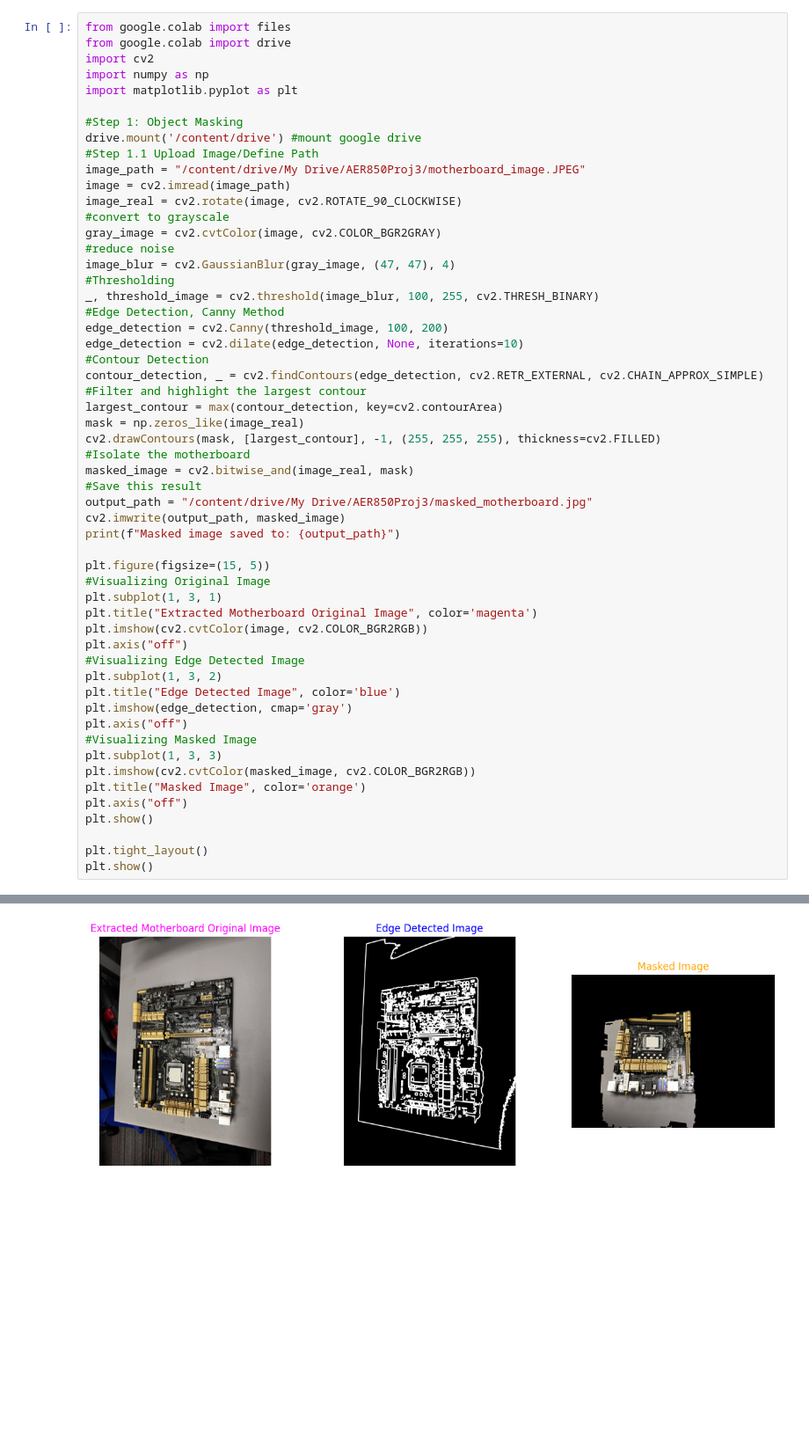
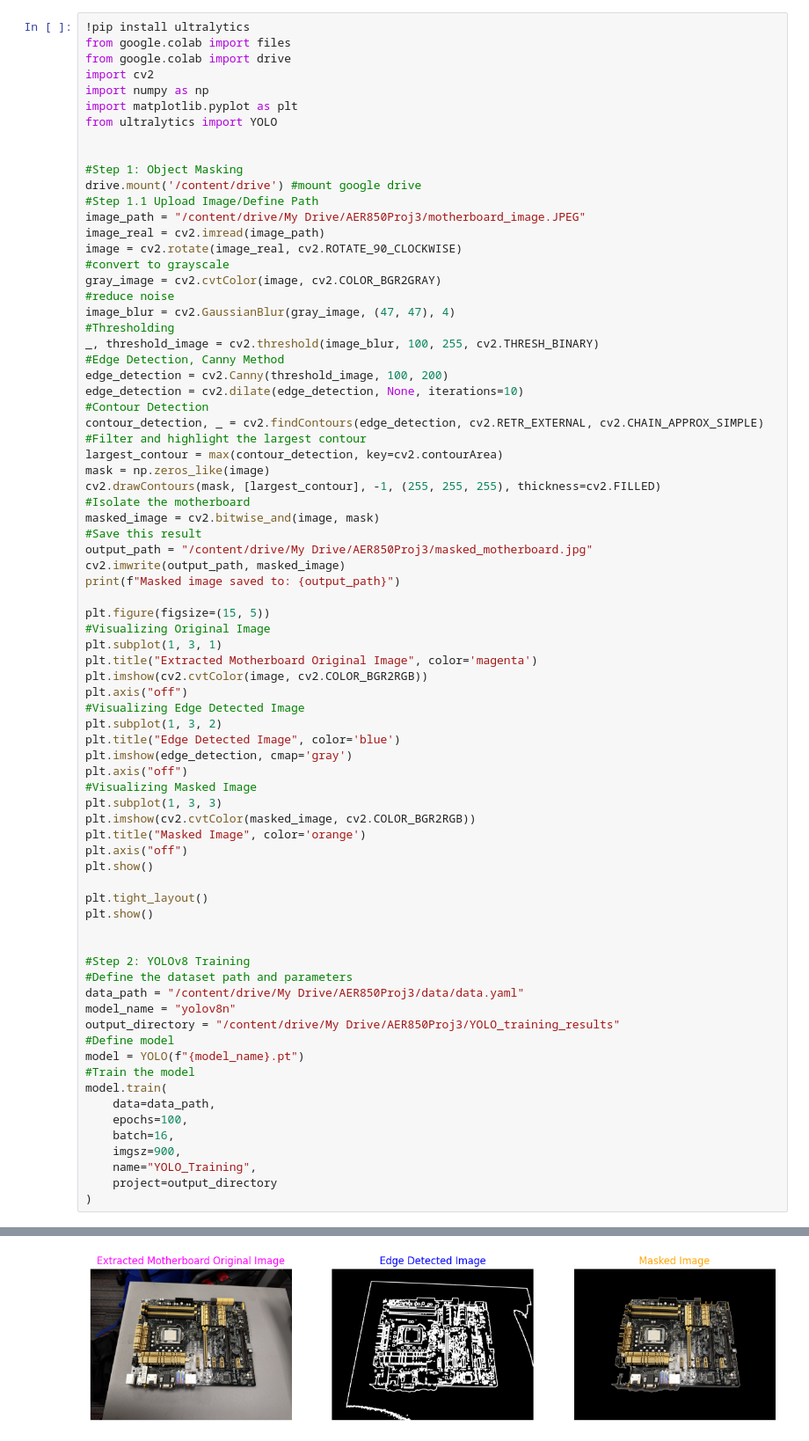
Before and after one commit to abbeymars/AbigailMarsella-AER850Project3, a Jupyter notebook: Project3.ipynb, the cells around one changed output, grey strips where cells are left out. Shown: that part at 88% size. Drawn from its saved outputs; the diff is of its cells as text; blank space fills up the shorter version.

Commit message:
Step 2

```diff
--- a/Project3.ipynb
+++ b/Project3.ipynb
@@ -1,18 +1,21 @@
 # %% [markdown]
 <a href="https://colab.research.google.com/github/abbeymars/AbigailMarsella-AER850Project3/blob/main/Project3.ipynb" target="_parent"><img src="https://colab.research.google.com/assets/colab-badge.svg" alt="Open In Colab"/></a>
 # %%
+!pip install ultralytics
 from google.colab import files
 from google.colab import drive
 import cv2
 import numpy as np
 import matplotlib.pyplot as plt
+from ultralytics import YOLO
+
 
 #Step 1: Object Masking
 drive.mount('/content/drive') #mount google drive
 #Step 1.1 Upload Image/Define Path
 image_path = "/content/drive/My Drive/AER850Proj3/motherboard_image.JPEG"
-image = cv2.imread(image_path)
-image_real = cv2.rotate(image, cv2.ROTATE_90_CLOCKWISE)
+image_real = cv2.imread(image_path)
+image = cv2.rotate(image_real, cv2.ROTATE_90_CLOCKWISE)
 #convert to grayscale
 gray_image = cv2.cvtColor(image, cv2.COLOR_BGR2GRAY)
 #reduce noise
@@ -26,10 +29,10 @@ edge_detection = cv2.dilate(edge_detection, None, iterations=10)
 contour_detection, _ = cv2.findContours(edge_detection, cv2.RETR_EXTERNAL, cv2.CHAIN_APPROX_SIMPLE)
 #Filter and highlight the largest contour
 largest_contour = max(contour_detection, key=cv2.contourArea)
-mask = np.zeros_like(image_real)
+mask = np.zeros_like(image)
 cv2.drawContours(mask, [largest_contour], -1, (255, 255, 255), thickness=cv2.FILLED)
 #Isolate the motherboard
-masked_image = cv2.bitwise_and(image_real, mask)
+masked_image = cv2.bitwise_and(image, mask)
 #Save this result
 output_path = "/content/drive/My Drive/AER850Proj3/masked_motherboard.jpg"
 cv2.imwrite(output_path, masked_image)
@@ -55,4 +58,22 @@ plt.show()
 
 plt.tight_layout()
 plt.show()
+
+
+#Step 2: YOLOv8 Training
+#Define the dataset path and parameters
+data_path = "/content/drive/My Drive/AER850Proj3/data/data.yaml"
+model_name = "yolov8n"
+output_directory = "/content/drive/My Drive/AER850Proj3/YOLO_training_results"
+#Define model
+model = YOLO(f"{model_name}.pt")
+#Train the model
+model.train(
+    data=data_path,
+    epochs=100,
+    batch=16,
+    imgsz=900,
+    name="YOLO_Training",
+    project=output_directory
+)
 # %% [output]
@@ -59,4 +95,4 @@ plt.show()
 Drive already mounted at /content/drive; to attempt to forcibly remount, call drive.mount("/content/drive", force_remount=True).
 Masked image saved to: /content/drive/My Drive/AER850Proj3/masked_motherboard.jpg
-[figure, old version]
+[figure, new version]
 <Figure size 640x480 with 0 Axes>
```
Also changed, not shown: parts of 1 cell of this notebook.
